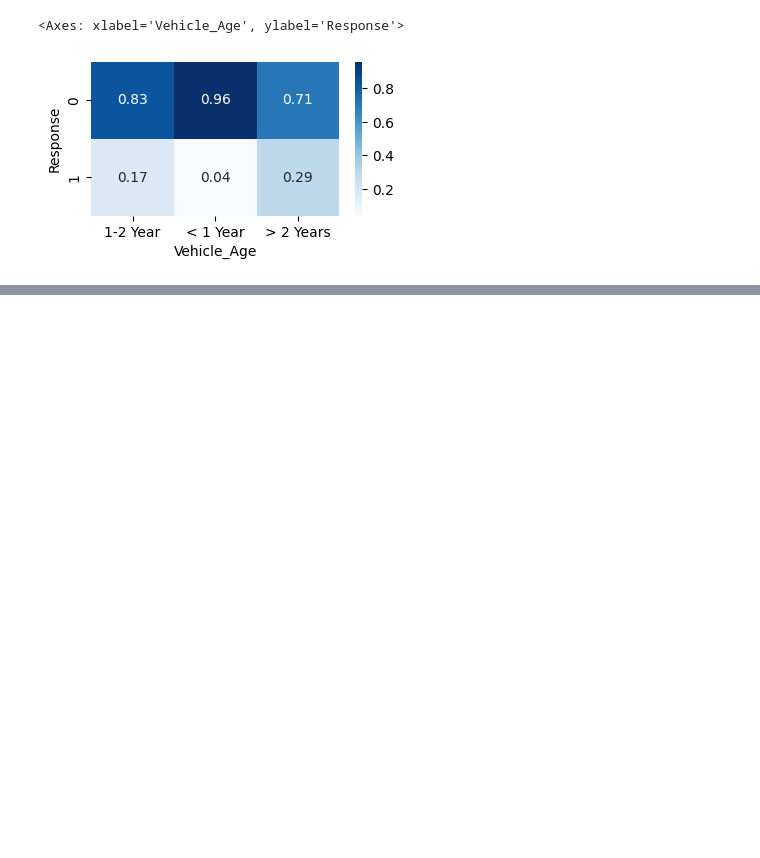
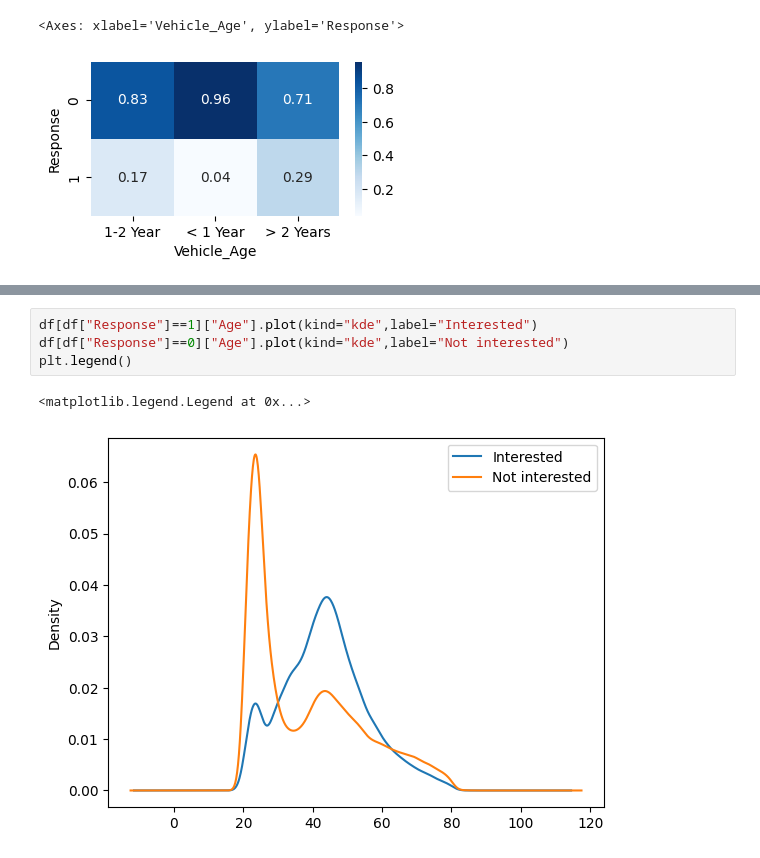
Before and after one commit to lalit7886/Vehicle_price_prediction, a Jupyter notebook: notebook/data_science_part.ipynb, the cells around one changed output, grey strips where cells are left out. Saved outputs shown, nothing was run; the diff lists cells and outputs as text; blank space fills up the shorter version.

```diff
--- a/notebook/data_science_part.ipynb
+++ b/notebook/data_science_part.ipynb
@@ -179,0 +220,7 @@ sns.heatmap(
+# %%
+df[df["Response"]==1]["Age"].plot(kind="kde",label="Interested")
+df[df["Response"]==0]["Age"].plot(kind="kde",label="Not interested")
+plt.legend()
+# %% [output]
+<matplotlib.legend.Legend at 0x...>
+[figure, added]
```
Also changed, not shown: parts of 16 cells of this notebook, 11 other files.
